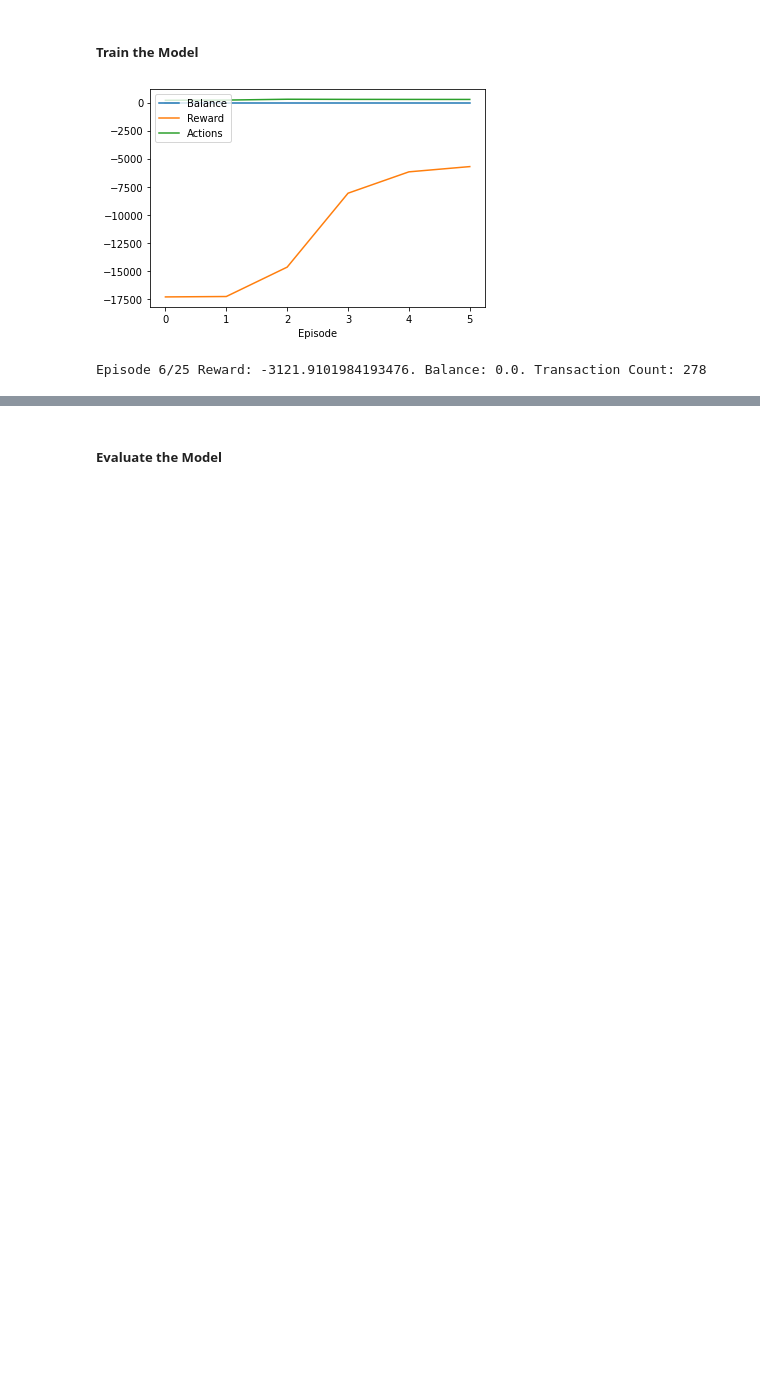
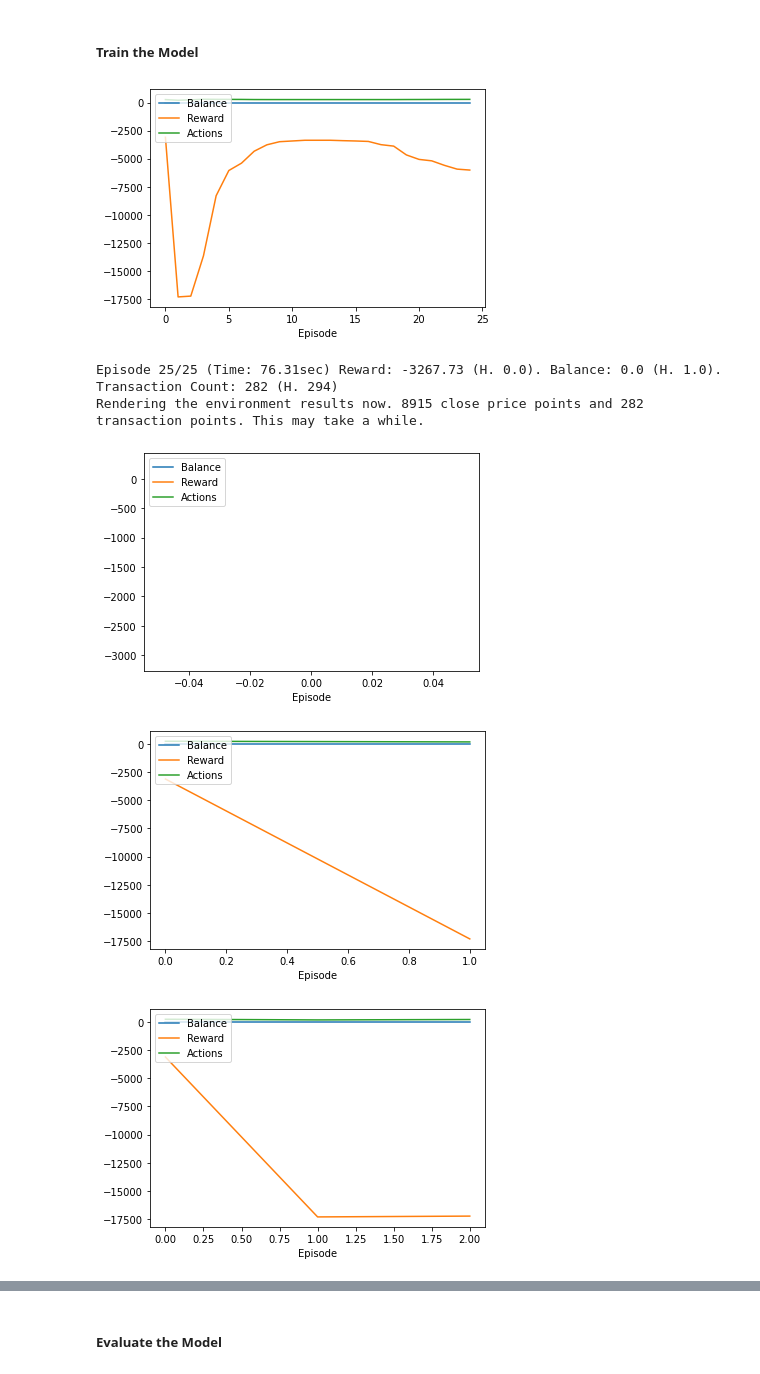
Before and after one commit to faGH/fa.intelligence.notebooks, a Jupyter notebook: labs/market_trading/crypto_trading_environment.old.ipynb, the cells around one changed output, grey strips where cells are left out. Saved outputs shown, nothing was run; the diff lists cells and outputs as text; code cells hidden in the pictures; blank space fills up the shorter version.

Commit message:
[DEV]: First successful training run on the stock environment.

```diff
--- a/labs/market_trading/crypto_trading_environment.old.ipynb
+++ b/labs/market_trading/crypto_trading_environment.old.ipynb
@@ -445,7 +445,7 @@ def create_tf_ddqn_agent(env_name, gym_environment, model_path='./data/models/tf
 
     return agent, environment
 # %%
-def create_tf_ddqn_agent(env_name, gym_environment, model_path='./data/models/tf.{}.{}.duelingdqn', force_create=False):
+def create_tf_duelingdqn_agent(env_name, gym_environment, model_path='./data/models/tf.{}.{}.duelingdqn', force_create=False):
     normalized_path = model_path.format(env_name.lower(), env_name.lower().replace(' ','_'))
     environment = Environment.create(environment=gym_environment)
     does_model_exist = os.path.exists(normalized_path)
@@ -497,7 +497,7 @@ class TensorForceOpenAIGymWrapper(Environment):
 env = CryptoTradingEnv(pair_data, pair_name, max_stake_count=1, memory_window_size=24)
 #tf_agent, tf_environment = create_tensorforce_agent(pair_name, TensorForceOpenAIGymWrapper(env), force_create=True)
 #tf_agent, tf_environment = create_tf_ddqn_agent(pair_name, TensorForceOpenAIGymWrapper(env), force_create=True)
-tf_agent, tf_environment = create_tf_ddqn_agent(pair_name, TensorForceOpenAIGymWrapper(env), force_create=False)
+tf_agent, tf_environment = create_tf_duelingdqn_agent(pair_name, TensorForceOpenAIGymWrapper(env), force_create=False)
 # %% [output]
 WARNING:root:No min_value bound specified for state.
 Loading existing model.
@@ -508,45 +508,43 @@ tensorforce = True
 episode_rewards = []
 episode_transaction_count = []
 episode_balances = []
-highest_reward = None
-highest_balance = None
-highest_transaction_count = None
+highest_reward = 0.0
+highest_balance = 1.0
+highest_transaction_count = 0
 
 if tensorforce:
     env = tf_environment.open_ai_gym_env
     episode_count = 25
 
     for ei in range(episode_count):
         start_time = time.time()
         done = False
         states = tf_environment.reset()
         episode_reward = 0
 
         while not done:
             actions = tf_agent.act(states=states)
             states, done, reward = tf_environment.execute(actions=actions)
             tf_agent.observe(terminal=done, reward=reward)
             episode_reward += reward
 
-        # First episode.
-        if highest_reward == None:
-            highest_reward = episode_reward
-            highest_balance = env.balance
-            highest_transaction_count = env.transactions.shape[0]
-        else:
-            highest_reward = max(highest_reward, episode_reward)
-            highest_balance = max(highest_balance, env.balance)
-            highest_transaction_count = max(highest_transaction_count, env.transactions.shape[0])
+        highest_reward = max(highest_reward, episode_reward)
+        highest_balance = max(highest_balance, env.balance)
+        highest_transaction_count = max(highest_transaction_count, env.transactions.shape[0])
 
         end_time = time.time() - start_time
         episode_rewards.append(episode_reward)
         episode_transaction_count.append(env.transactions.shape[0])
         episode_balances.append(env.balance)
 
         visualize_episodes(episode_rewards, episode_transaction_count, episode_balances)
-        print(f'Episode {ei + 1} (Time: {end_time})/{episode_count} Reward: {env.total_reward} (H. {highest_reward}). Balance: {env.balance} (H. {highest_balance}). Transaction Count: {env.transactions.shape[0]} (H. {highest_transaction_count})')
+        print(f'Episode {ei + 1}/{episode_count} (Time: {round(end_time,2)}sec) Reward: {round(env.total_reward, 2)} (H. {round(highest_reward, 2)}). Balance: {env.balance} (H. {highest_balance}). Transaction Count: {env.transactions.shape[0]} (H. {highest_transaction_count})')
 
 tf_environment.open_ai_gym_env.render()
 # %% [output]
-[figure, old version]
+[figure, new version]
-Episode 6/25 Reward: -3121.9101984193476. Balance: 0.0. Transaction Count: 278
+Episode 25/25 (Time: 76.31sec) Reward: -3267.73 (H. 0.0). Balance: 0.0 (H. 1.0). Transaction Count: 282 (H. 294)
+Rendering the environment results now. 8915 close price points and 282 transaction points. This may take a while.
+[figure, added]
+[figure, added]
+[figure, added]
```
Also changed, not shown: parts of 4 cells of this notebook.
